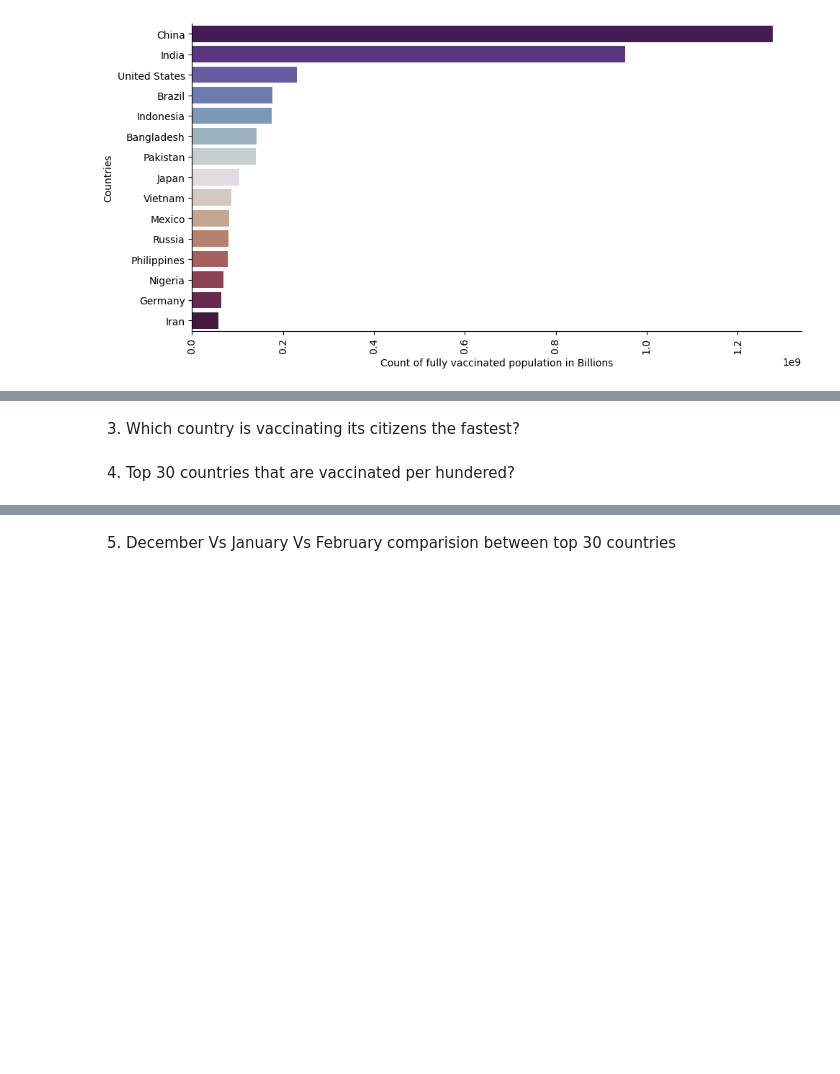
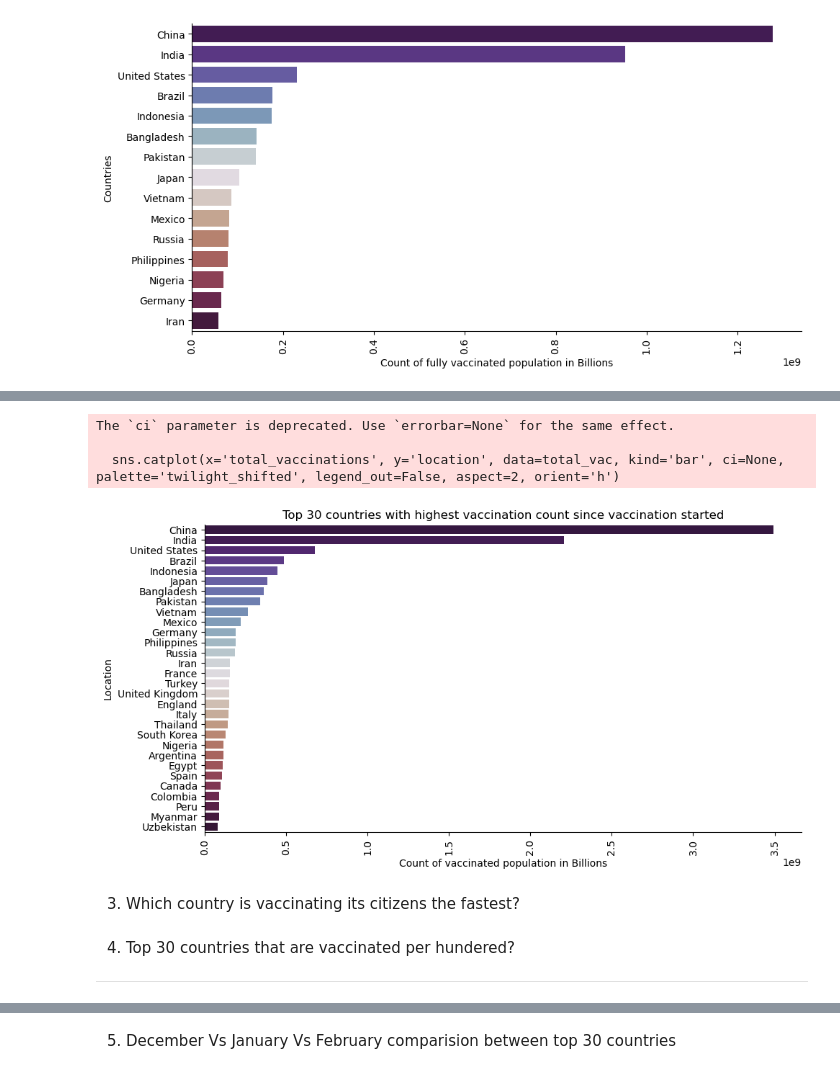
Before and after one commit to lewah/mangosplit, a Jupyter notebook: COVID-19/step3.ipynb, the cells around one changed output, grey strips where cells are left out. Cells and saved outputs as stored; diff of their text form; code cells hidden in the pictures; blank space fills up the shorter version.

```diff
--- a/COVID-19/step3.ipynb
+++ b/COVID-19/step3.ipynb
@@ -93,0 +120,5 @@ df_top15
+# %%
+cols = ['location', 'total_vaccinations']
+total_vac = df[cols].groupby('location')['total_vaccinations'].max().sort_values(ascending=0).head(30)
+total_vac = total_vac.reset_index()
+total_vac
@@ -94,4 +143,19 @@ df_top15
+# %%
+# visualisation using seaborn and matplotlib
+sns.catplot(x='total_vaccinations', y='location', data=total_vac, kind='bar', ci=None, palette='twilight_shifted', legend_out=False, aspect=2, orient='h')
+plt.xlabel('Count of vaccinated population in Billions')
+plt.ylabel('Location')
+plt.title('Top 30 countries with highest vaccination count since vaccination started')
+plt.xticks(rotation=90)
+plt.show()
+# %% [output]
+The `ci` parameter is deprecated. Use `errorbar=None` for the same effect.
+
+  sns.catplot(x='total_vaccinations', y='location', data=total_vac, kind='bar', ci=None, palette='twilight_shifted', legend_out=False, aspect=2, orient='h')
+[figure, added]
 # %% [markdown]
 3. Which country is vaccinating its citizens the fastest?
 # %% [markdown]
 4. Top 30 countries that are vaccinated per hundered?
+
+-----
```
Also changed, not shown: parts of 7 cells of this notebook.
